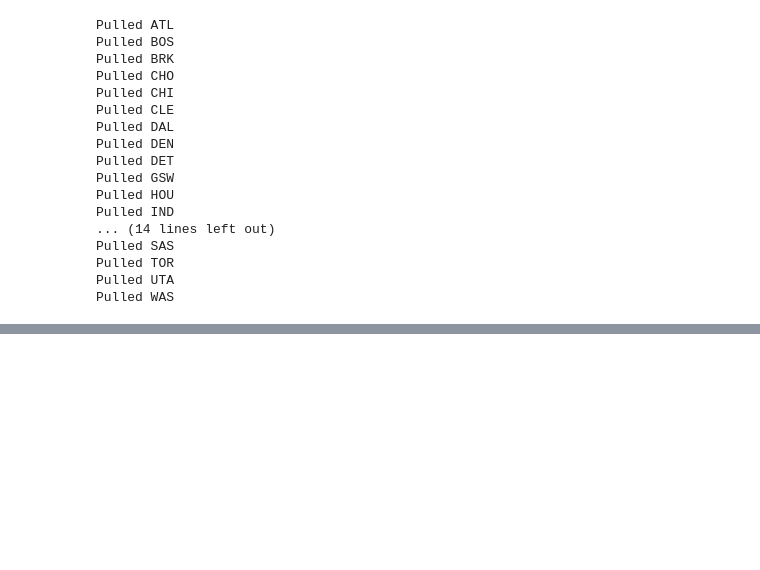
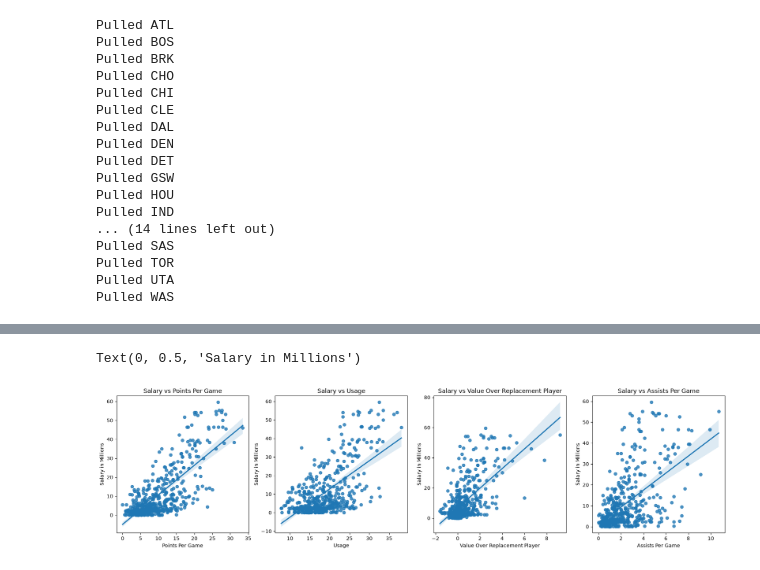
Before and after one commit to johnatalla22/NBA-Player-Impact-Model, a Jupyter notebook: NBAIMPACT2.ipynb, the cells around one changed output, grey strips where cells are left out. Saved outputs shown, nothing was run; the diff lists cells and outputs as text; code cells hidden in the pictures; blank space fills up the shorter version.

```diff
--- a/NBAIMPACT2.ipynb
+++ b/NBAIMPACT2.ipynb
@@ -358,0 +387,38 @@ print(results_all.sort_values("Salary_Difference", ascending=False).to_string())
+# %%
+#Create scatter plots for salary vs the top four most correlated stats (PPG, USG%, VORP, "AST")
+
+cols = ["Salary_Millions", "PPG", "USG%", "VORP", "AST"]
+
+plt.figure(figsize=(22, 5))
+
+
+#Salary vs PPG
+plt.subplot(1,4,1)
+sns.regplot(data=df,x="PPG",y="Salary_Millions")
+plt.title("Salary vs Points Per Game")
+plt.xlabel("Points Per Game")
+plt.ylabel("Salary in Millions")
+
+#Salary vs USG%
+plt.subplot(1,4,2)
+sns.regplot(data=df,x="USG%",y="Salary_Millions")
+plt.title("Salary vs Usage")
+plt.xlabel("Usage")
+plt.ylabel("Salary in Millions")
+
+#Salary vs PPG
+plt.subplot(1,4,3)
+sns.regplot(data=df,x="VORP",y="Salary_Millions")
+plt.title("Salary vs Value Over Replacement Player")
+plt.xlabel("Value Over Replacement Player")
+plt.ylabel("Salary in Millions")
+
+#Salary vs PPG
+plt.subplot(1,4,4)
+sns.regplot(data=df,x="AST",y="Salary_Millions")
+plt.title("Salary vs Assists Per Game")
+plt.xlabel("Assists Per Game")
+plt.ylabel("Salary in Millions")
+# %% [output]
+Text(0, 0.5, 'Salary in Millions')
+[figure, added]
```
Also changed, not shown: parts of 7 cells of this notebook.
